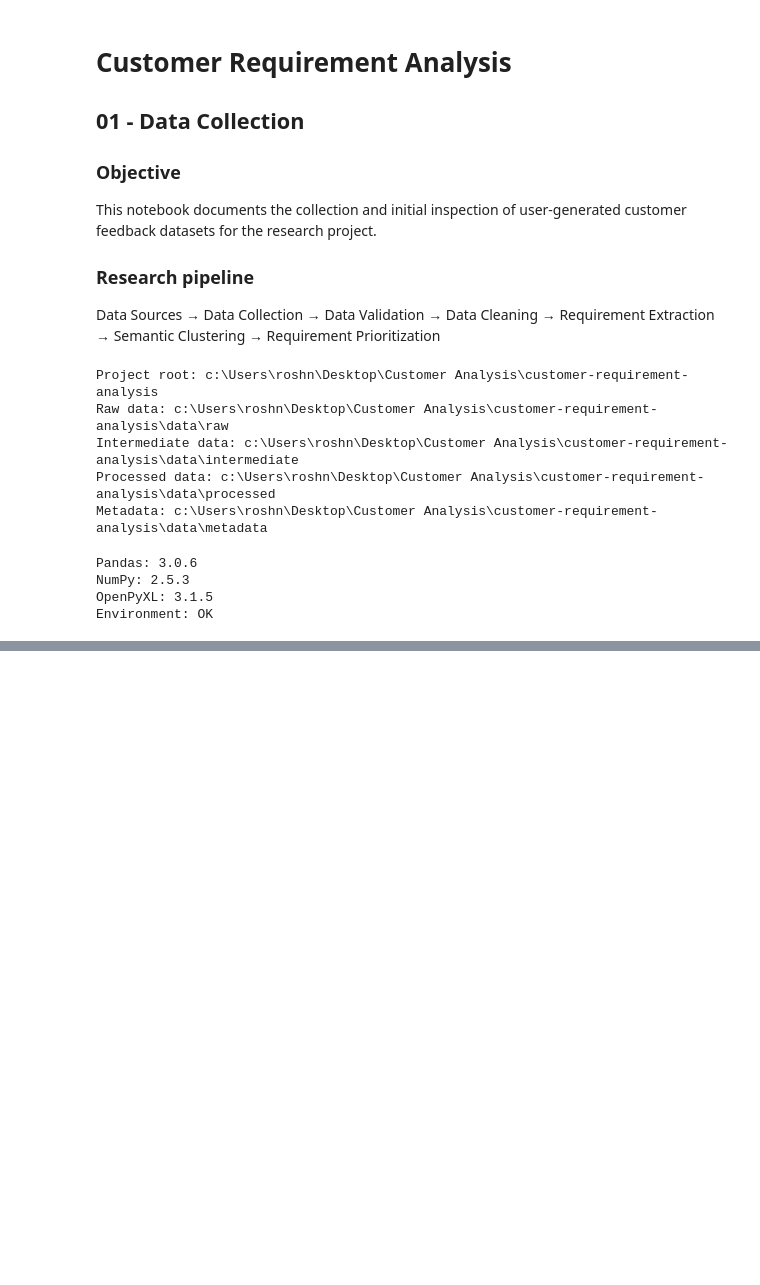
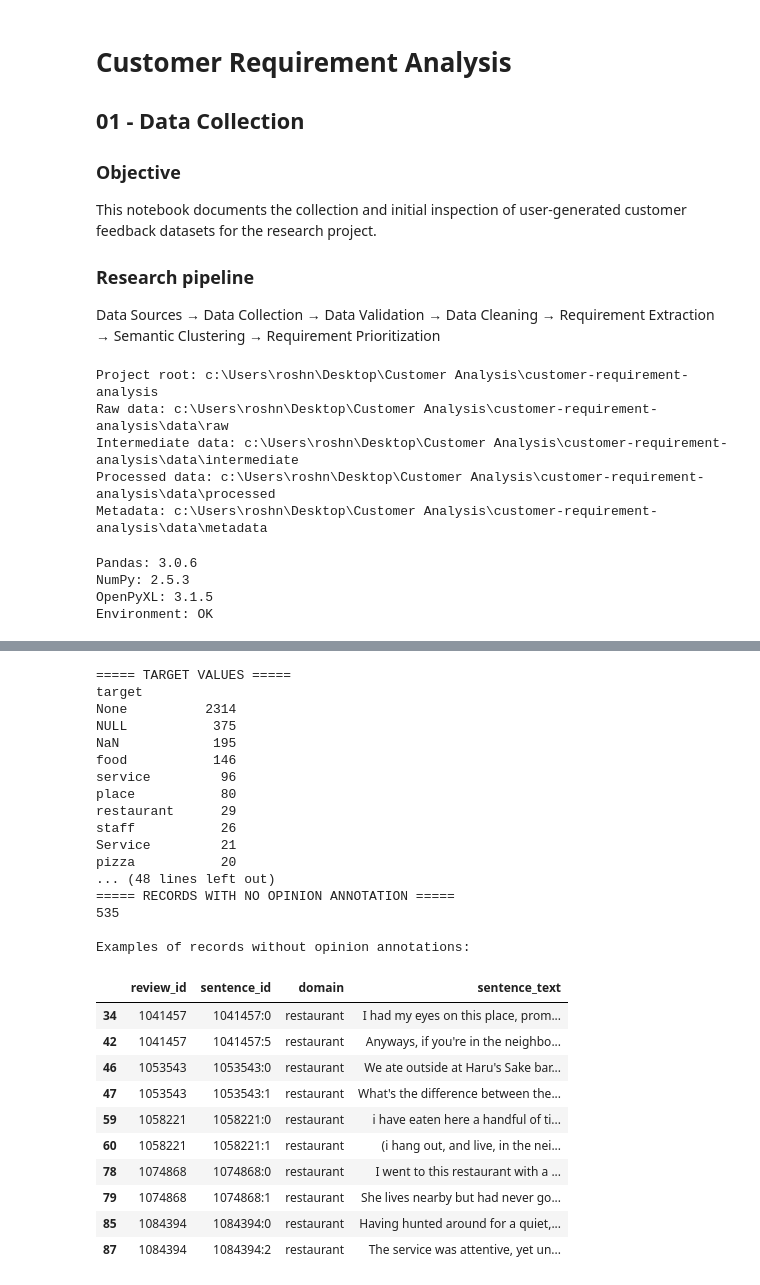
Before and after one commit to Roshni-Singh27/customer-requirement-analysis, a Jupyter notebook: notebooks/01_data_collection.ipynb, the cells around one changed output, grey strips where cells are left out. Drawn from its saved outputs; the diff is of its cells as text; code cells hidden in the pictures; blank space fills up the shorter version.

```diff
--- a/notebooks/01_data_collection.ipynb
+++ b/notebooks/01_data_collection.ipynb
@@ -59,0 +316,68 @@ Environment: OK
+# %%
+# Investigate missing and special annotation values
+
+print("===== TARGET VALUES =====")
+print(combined_df["target"].value_counts(dropna=False).head(20))
+
+print("\n===== CATEGORY VALUES =====")
+print(combined_df["category"].value_counts(dropna=False).head(20))
+
+print("\n===== POLARITY BY DOMAIN =====")
+print(
+    pd.crosstab(
+        combined_df["domain"],
+        combined_df["polarity"],
+        dropna=False
+    )
+)
+
+print("\n===== LITERAL 'NULL' TARGETS =====")
+print(
+    (combined_df["target"] == "NULL").sum()
+)
+
+print("\n===== ACTUAL MISSING TARGETS =====")
+print(
+    combined_df["target"].isna().sum()
+)
+
+print("\n===== RECORDS WITH NO OPINION ANNOTATION =====")
+no_opinion = combined_df["polarity"].isna()
+print(no_opinion.sum())
+
+print("\nExamples of records without opinion annotations:")
+display(
+    combined_df.loc[
+        no_opinion,
+        ["review_id", "sentence_id", "domain", "sentence_text"]
+    ].head(10)
+)
+# %% [output]
+===== TARGET VALUES =====
+target
+None          2314
+NULL           375
+NaN            195
+food           146
+service         96
+place           80
+restaurant      29
+staff           26
+Service         21
+pizza           20
+... (48 lines left out)
+===== RECORDS WITH NO OPINION ANNOTATION =====
+535
+
+Examples of records without opinion annotations:
+|  | review_id | sentence_id | domain | sentence_text |
+| 34 | 1041457 | 1041457:0 | restaurant | I had my eyes on this place, prom... |
+| 42 | 1041457 | 1041457:5 | restaurant | Anyways, if you're in the neighbo... |
+| 46 | 1053543 | 1053543:0 | restaurant | We ate outside at Haru's Sake bar... |
+| 47 | 1053543 | 1053543:1 | restaurant | What's the difference between the... |
+| 59 | 1058221 | 1058221:0 | restaurant | i have eaten here a handful of ti... |
+| 60 | 1058221 | 1058221:1 | restaurant | (i hang out, and live, in the nei... |
+| 78 | 1074868 | 1074868:0 | restaurant | I went to this restaurant with a ... |
+| 79 | 1074868 | 1074868:1 | restaurant | She lives nearby but had never go... |
+| 85 | 1084394 | 1084394:0 | restaurant | Having hunted around for a quiet,... |
+| 87 | 1084394 | 1084394:2 | restaurant | The service was attentive, yet un... |
```
Also changed, not shown: parts of 22 cells of this notebook, 3 other files.
